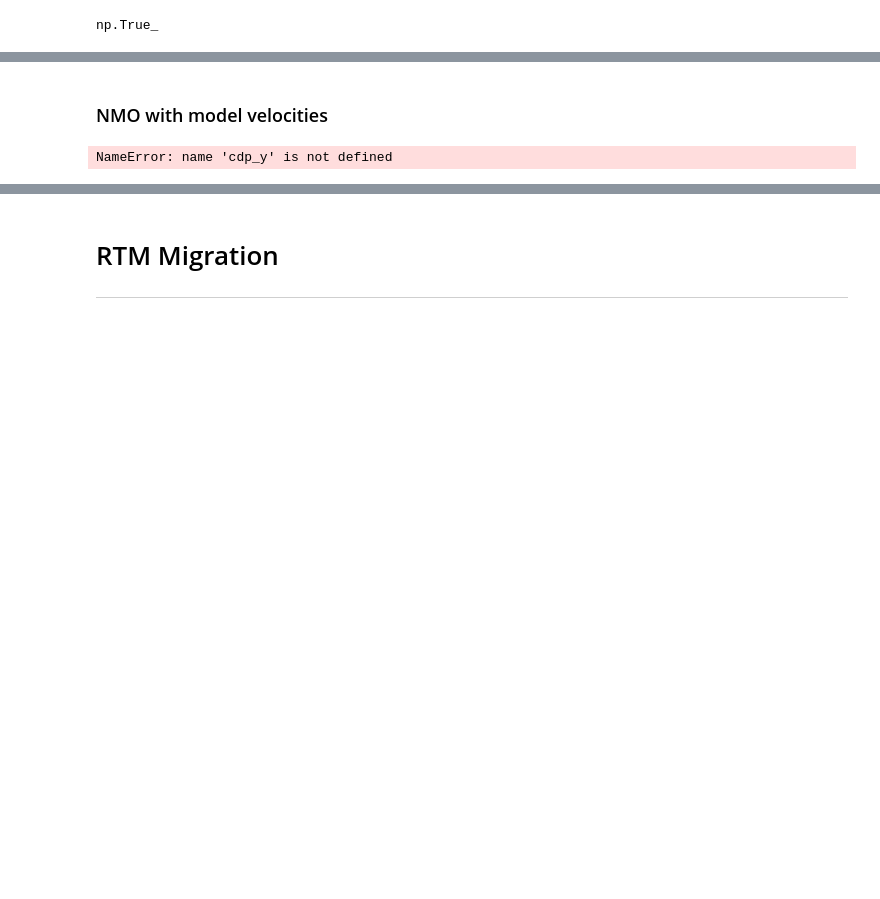
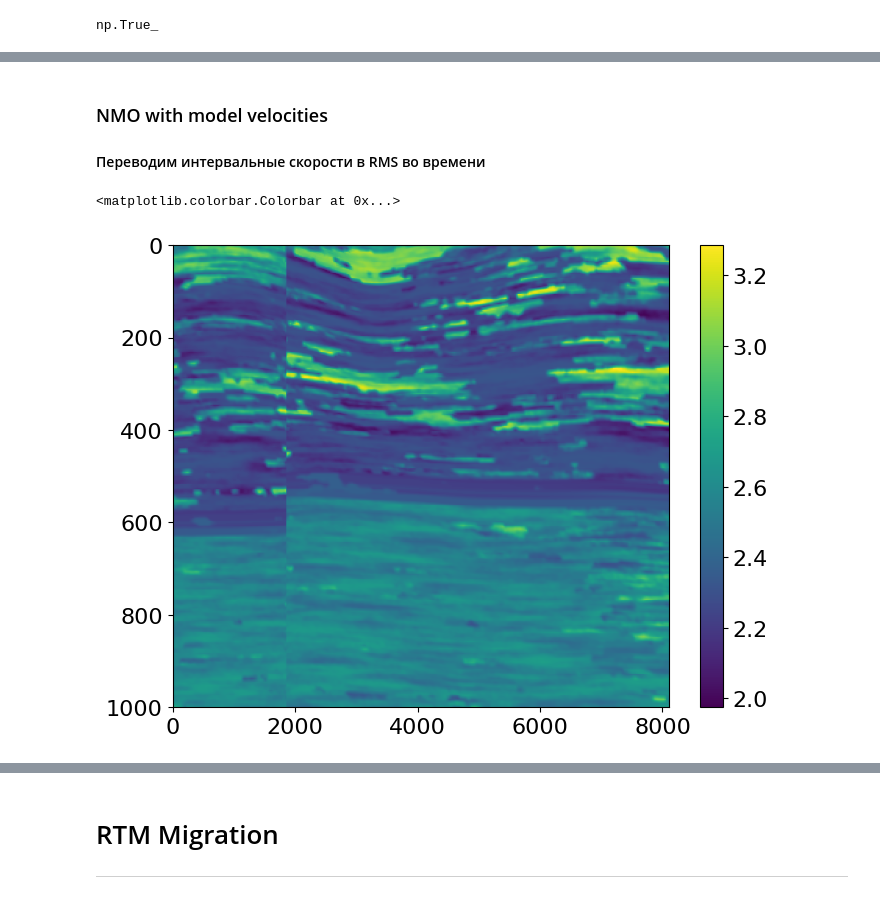
Before and after one commit to spaceswimmer/Migr_Lib, a Jupyter notebook: Modeling Presentation.ipynb, the cells around one changed output, grey strips where cells are left out. Cells and saved outputs as stored; diff of their text form; code cells hidden in the pictures; blank space fills up the shorter version.

```diff
--- a/Modeling Presentation.ipynb
+++ b/Modeling Presentation.ipynb
@@ -121,2 +124,3 @@ axs[1].imshow(dnmo_spr.T, aspect='auto', vmin=-np.quantile(dnmo_spr, 0.9), vmax
 # %% [markdown]
 ### NMO with model velocities
+#### Переводим интервальные скорости в RMS во времени
@@ -134,15 +127,7 @@ def nn_interp_coords(data: np.ndarray, origin: tuple, domain_size : tuple, spaci
-# %%
-sgy_path = 'Data/Models/NMO/Vp 2D 1.sgy'
-src = segyio.open(sgy_path, mode='r', endian='big', ignore_geometry=True)
-model = {'z': src.samples}
-model['vp_data'] = segyio.tools.collect(src.trace[:])
-sou_x = src.attributes(segyio.TraceField.SourceX)[:]
-sou_z = src.attributes(segyio.TraceField.SourceSurfaceElevation)[:]
-rec_x = src.attributes(segyio.TraceField.GroupX)[:]
-rec_z = src.attributes(segyio.TraceField.ReceiverGroupElevation)[:]
-model['x'] = np.cumsum(np.sqrt(np.diff(cdp_x, prepend=cdp_x[0])**2+np.diff(cdp_y, prepend=cdp_y[0])**2))/10
-src.close()
-
-vp_data_int = nn_interp_coords(model['vp_data'], (0,0), (el_pars['x'].max(), el_pars['z'].max()), spacing, dim_vectors)
-# %% [output]
-NameError: name 'cdp_y' is not defined
+# %%
+model_vp = np.load(model_param['path'])
+plt.imshow(model_vp.T, aspect = 'auto', extent=(0, 8100, 1000, 0))
+plt.colorbar()
+# %% [output]
+<matplotlib.colorbar.Colorbar at 0x...>
+[figure, added]
```
Also changed, not shown: parts of 20 cells of this notebook, 2 other files.
